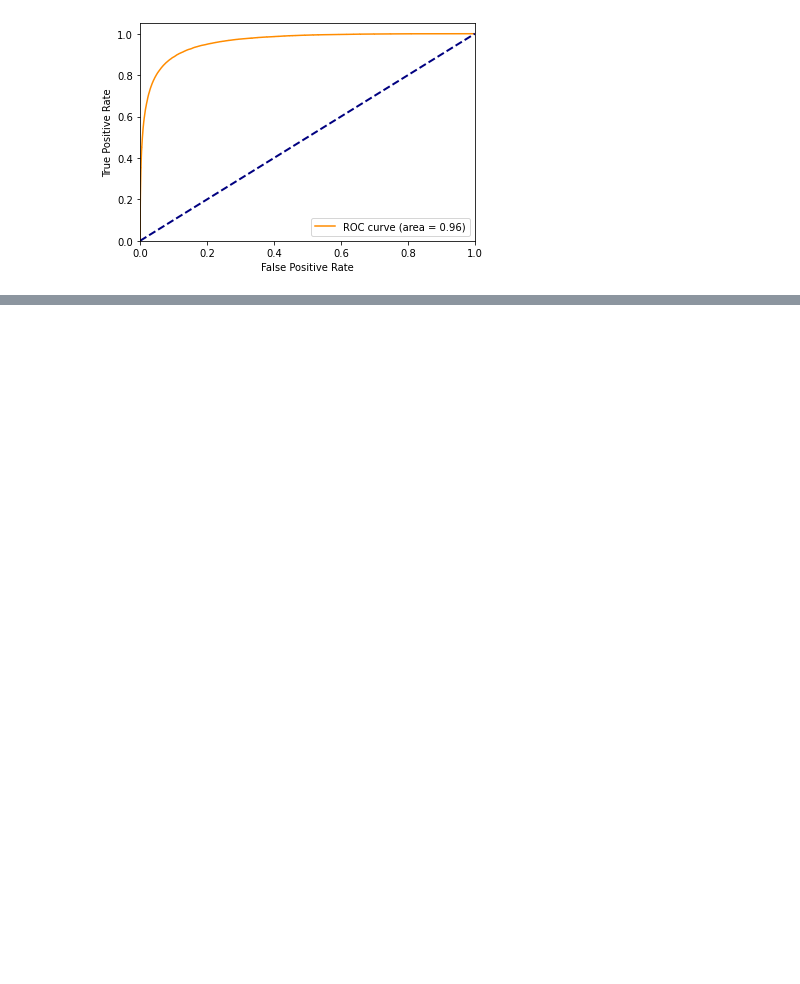
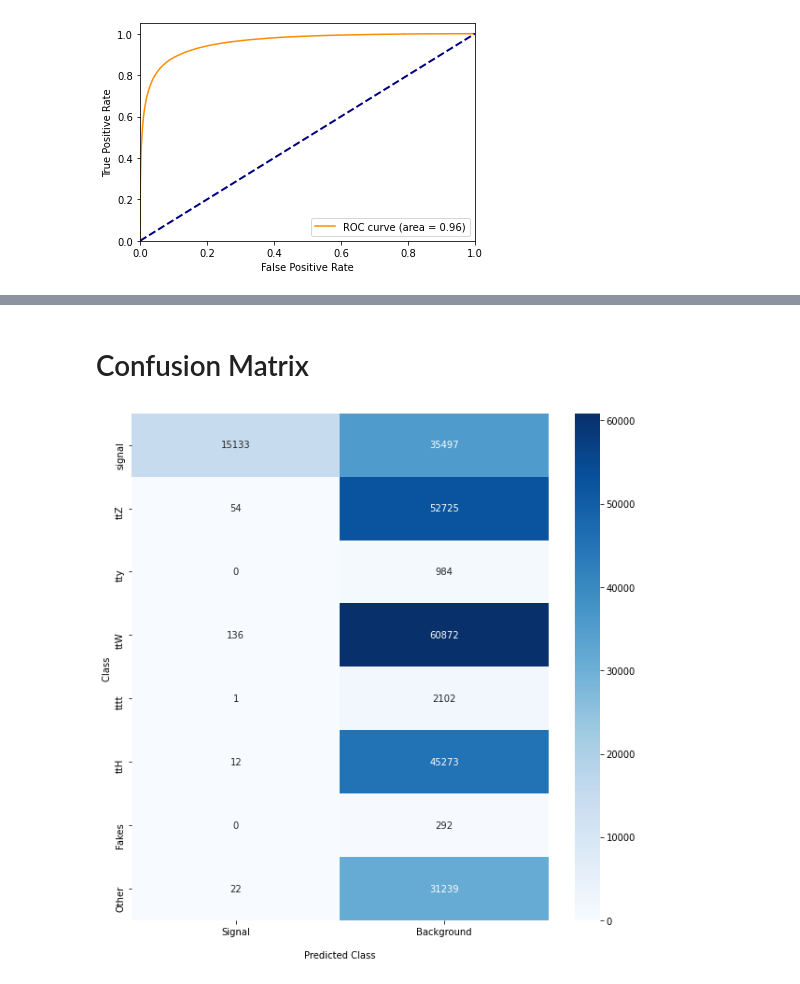
Before and after one commit to MerveNazlim/CatNN, a Jupyter notebook: NN_for_sstt/NN_for_sstt.ipynb, the cells around one changed output, grey strips where cells are left out. Saved outputs shown, nothing was run; the diff lists cells and outputs as text; code cells hidden in the pictures; blank space fills up the shorter version.

```diff
--- a/NN_for_sstt/NN_for_sstt.ipynb
+++ b/NN_for_sstt/NN_for_sstt.ipynb
@@ -112,0 +148,6 @@ plot_roc_curve(model, test, path_tosave=path_tosave)
+# %% [markdown]
+# Confusion Matrix
+# %%
+Make_Confusion_Matrix(test, nn_scores_test, Signal_Cut, class_names, False)
+# %% [output]
+[figure, added]
```
Also changed, not shown: parts of 17 cells of this notebook, 4 other files.
